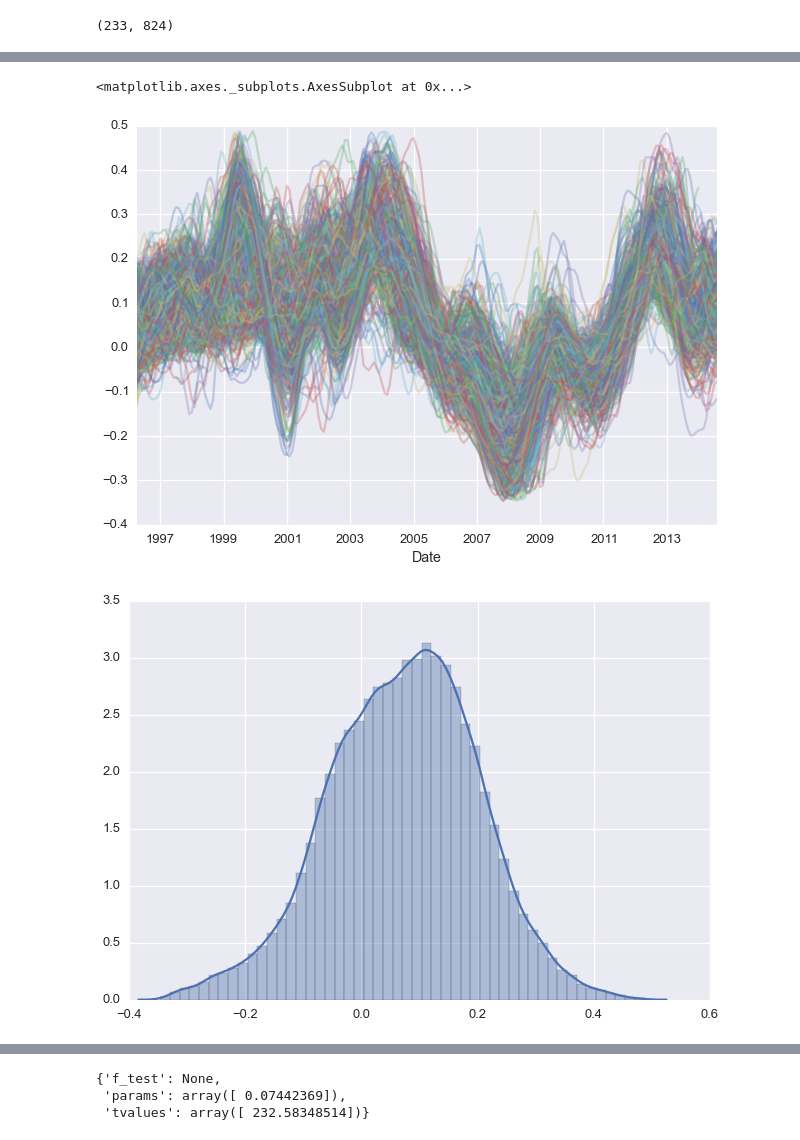
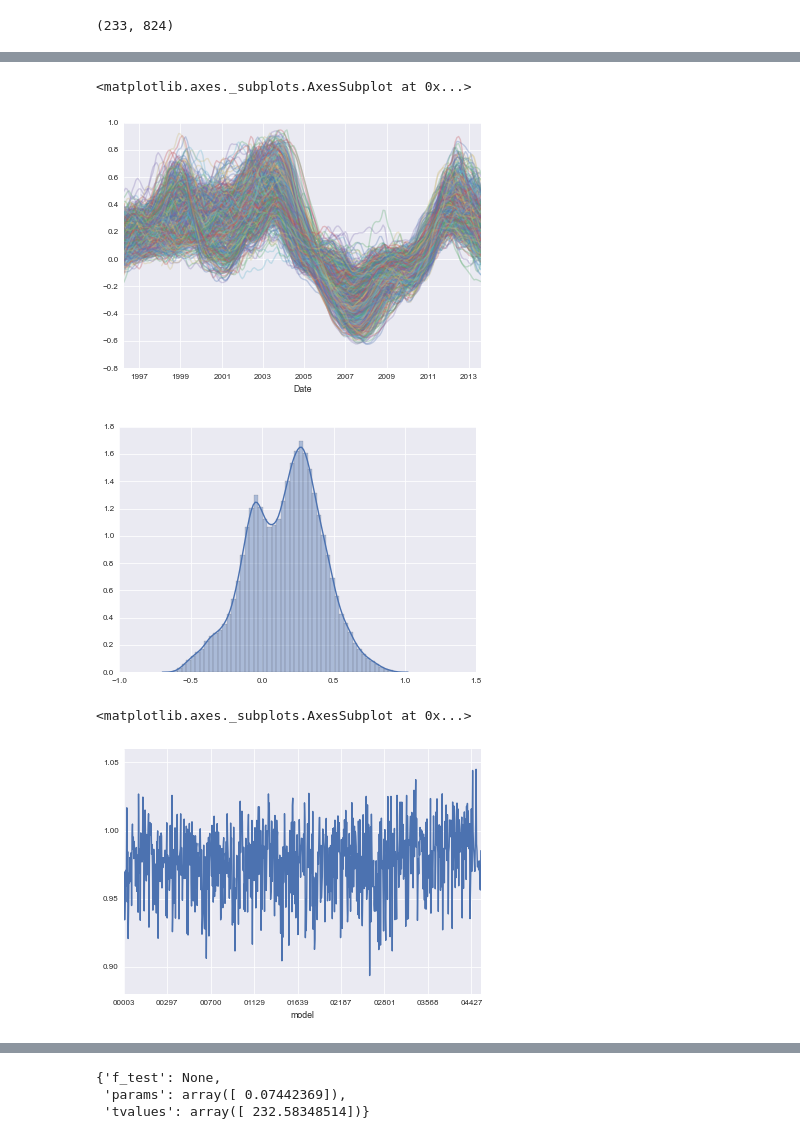
Before and after one commit to rhouck/re, a Jupyter notebook: explore.ipynb, the cells around one changed output, grey strips where cells are left out. Drawn from its saved outputs; the diff is of its cells as text; code cells hidden in the pictures.

Commit message:
added function to calculate betas for all columns in df, and neutralize retunrs to market returns

```diff
--- a/explore.ipynb
+++ b/explore.ipynb
@@ -19,6 +19,8 @@ import numpy as np
 import utils as ut
 
 sns.set_context("paper")
+# %%
+RET_PER = 24
 # %%
 hoods = ut.load_hoods()
 cities = ut.load_cities()
@@ -51,9 +53,16 @@ px.ix[-100:,-50:].plot(alpha=.3, legend=False)
 # %%
-fwd_ret = ut.get_forward_return(px, periods=12)
+fwd_ret = ut.get_forward_return(px, periods=RET_PER)
 fwd_ret.plot(legend=False, alpha=.3)
 plt.figure()
 sns.distplot(fwd_ret.stack())
 # %% [output]
 <matplotlib.axes._subplots.AxesSubplot at 0x...>
-[figure, old version]
+[figure, new version]
-[figure, old version]
+[figure, new version]
+# %%
+ca = pd.read_csv('data/api_data/a_ca.csv', parse_dates='Date', index_col='Date')['Value']
+betas = get_betas(px, ca, per=RET_PER)
+betas.plot()
+# %% [output]
+<matplotlib.axes._subplots.AxesSubplot at 0x...>
+[figure, added]
```
Also changed, not shown: parts of 3 cells of this notebook, 1 other file.
